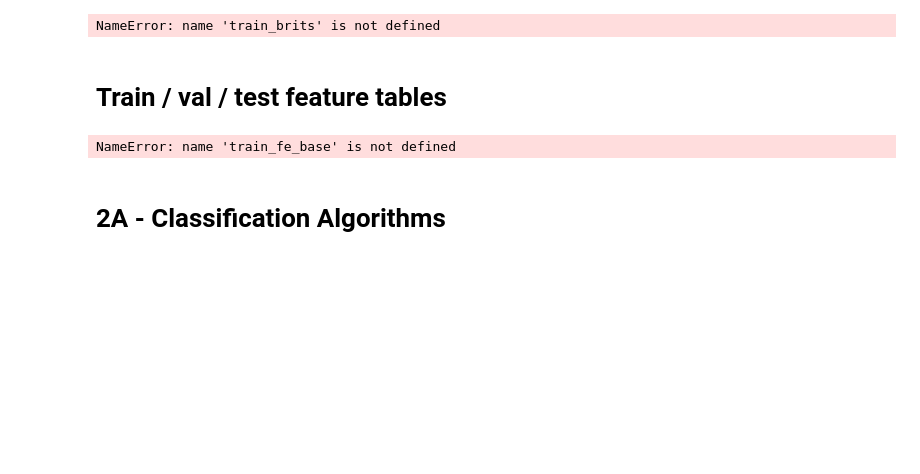
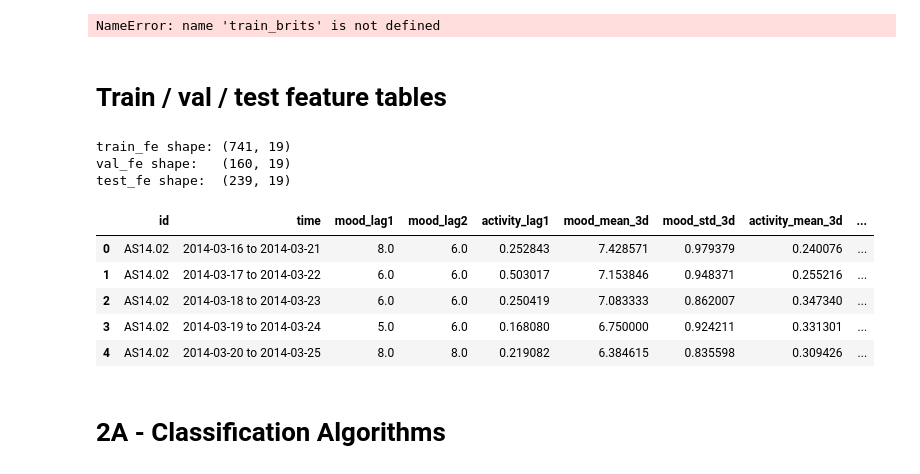
Before and after one commit to yduan404/DataMiningTechniques_A1, a Jupyter notebook: Assignment1_Zheng.ipynb, the cells around one changed output. Cells and saved outputs as stored; diff of their text form; code cells hidden in the pictures; blank space fills up the shorter version.

```diff
--- a/Assignment1_Zheng.ipynb
+++ b/Assignment1_Zheng.ipynb
@@ -168,10 +170,3 @@ Name: count, dtype: int64
 # %% [markdown]
 * Because of different time intervals, IQR / box plots fail.
 * Replace IQR with time interval check
-# %%
-# remove incorrect and extreme rows
-incorrect_indexes = incorrect_df['original_index'].values
-violation_indexes = interval_violation_df['original_index'].values
-
-rem_inc_df = raw_df[~raw_df.index.isin(incorrect_indexes)].copy()
-clean_df = rem_inc_df[~rem_inc_df.index.isin(violation_indexes)].copy()
@@ -730,11 +753,6 @@ NameError: name 'train_brits' is not defined
 
 # Train / val / test feature tables
 # %%
-
-
-# train_fe_base = train_imp.copy()
-# val_fe_base   = val_imp.copy()
-# test_fe_base  = test_imp.copy()
 
 id_col = "id"
 time_col = "time"
@@ -755,9 +773,13 @@ def attach_mood(df):
     df.reset_index(drop=True, inplace=True)
     return df
 
-train_fe_base = attach_mood(train_fe_base)
-val_fe_base = attach_mood(val_fe_base)
-test_fe_base = attach_mood(test_fe_base)
+train_imp_csv = pd.read_csv("train_imp.csv")
+val_imp_csv = pd.read_csv("val_imp.csv")
+test_imp_csv = pd.read_csv("test_imp.csv")
+
+train_fe_base = attach_mood(train_imp_csv)
+val_fe_base = attach_mood(val_imp_csv)
+test_fe_base = attach_mood(test_imp_csv)
 
 FEATURE_COLUMNS = (
     "mood_lag1", "mood_lag2", "activity_lag1",
@@ -916,34 +938,42 @@ def create_advanced_features(
 
     return out[[id_col, time_col, *FEATURE_COLUMNS, "target_mood"]]
 
 
 # train / val / test
 train_fe = create_advanced_features(train_fe_base, id_col=id_col, time_col=time_col)
 val_fe   = create_advanced_features(val_fe_base,   id_col=id_col, time_col=time_col)
 test_fe  = create_advanced_features(test_fe_base,  id_col=id_col, time_col=time_col)
 
 print("train_fe shape:", train_fe.shape)
 print("val_fe shape:  ", val_fe.shape)
 print("test_fe shape: ", test_fe.shape)
 
 display(train_fe.head())
 
 def round_numeric(df, decimals=4):
     df = df.copy()
     num_cols = df.select_dtypes(include=[np.number]).columns
     df[num_cols] = df[num_cols].round(decimals)
     return df
 
 
 train_fe = round_numeric(train_fe)
 val_fe = round_numeric(val_fe)
 test_fe = round_numeric(test_fe)
 
 train_fe.to_csv("train_feature_engineered.csv", index=False)
 val_fe.to_csv("val_feature_engineered.csv", index=False)
 test_fe.to_csv("test_feature_engineered.csv", index=False)
 # %% [output]
-NameError: name 'train_fe_base' is not defined
+train_fe shape: (741, 19)
+val_fe shape:   (160, 19)
+test_fe shape:  (239, 19)
+|  | id | time | mood_lag1 | mood_lag2 | activity_lag1 | mood_mean_3d | mood_std_3d | activity_mean_3d | ... |
+| 0 | AS14.02 | 2014-03-16 to 2014-03-21 | 8.0 | 6.0 | 0.252843 | 7.428571 | 0.979379 | 0.240076 | ... |
+| 1 | AS14.02 | 2014-03-17 to 2014-03-22 | 6.0 | 6.0 | 0.503017 | 7.153846 | 0.948371 | 0.255216 | ... |
+| 2 | AS14.02 | 2014-03-18 to 2014-03-23 | 6.0 | 6.0 | 0.250419 | 7.083333 | 0.862007 | 0.347340 | ... |
+| 3 | AS14.02 | 2014-03-19 to 2014-03-24 | 5.0 | 6.0 | 0.168080 | 6.750000 | 0.924211 | 0.331301 | ... |
+| 4 | AS14.02 | 2014-03-20 to 2014-03-25 | 8.0 | 8.0 | 0.219082 | 6.384615 | 0.835598 | 0.309426 | ... |
 # %% [markdown]
 # 2A - Classification Algorithms
 # %%
```
Also changed, not shown: parts of 11 cells of this notebook, 4 other files.
